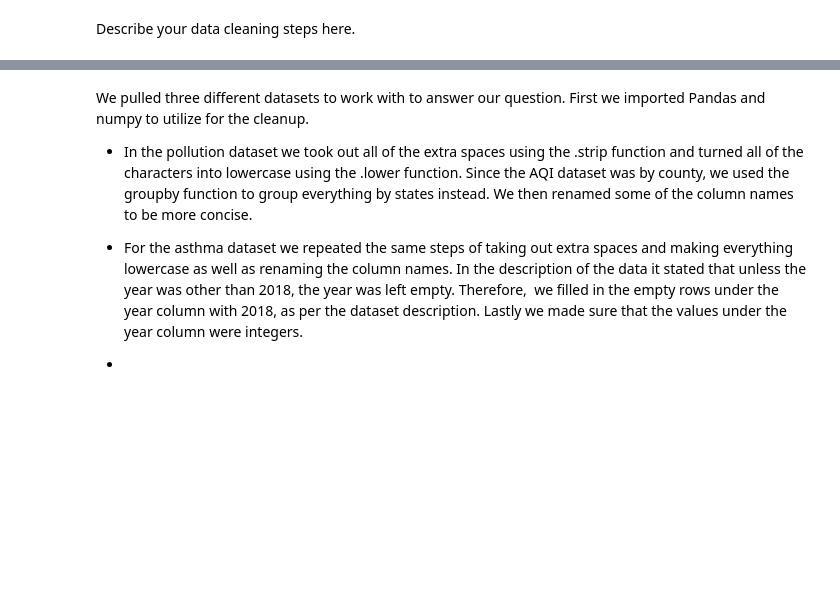
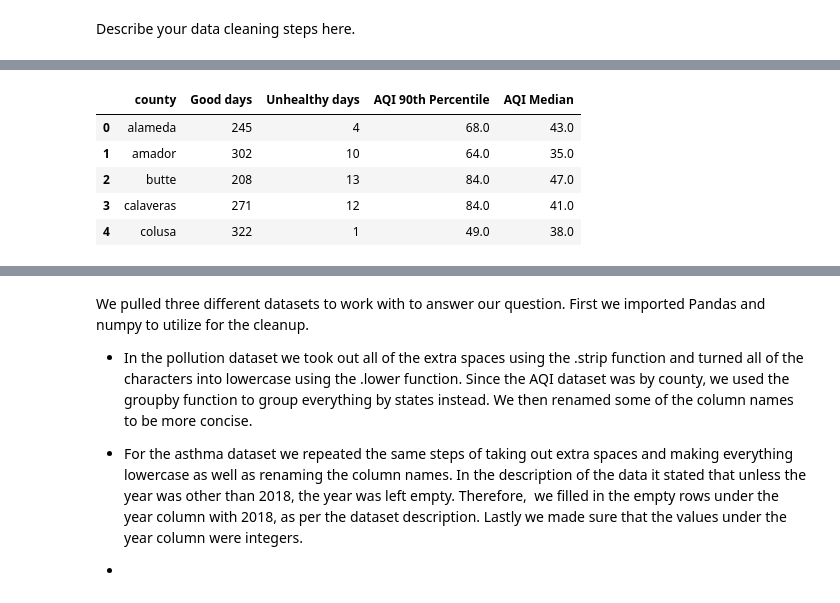
Before and after one commit to tintrungp/COGS108_Repo, a Jupyter notebook: DataCheckpointGroup017Sp22.ipynb, the cells around one changed output, grey strips where cells are left out. Drawn from its saved outputs; the diff is of its cells as text; code cells hidden in the pictures; blank space fills up the shorter version.

```diff
--- a/DataCheckpointGroup017Sp22.ipynb
+++ b/DataCheckpointGroup017Sp22.ipynb
@@ -156,18 +120,0 @@ aqi_state.head()
-# %%
-aqi.head()
-# cleaning up data, filter data for counties in CA only
-aqi_ca = aqi[aqi['state'] == 'California']
-aqi_ca = aqi_ca.reset_index(drop=True)
-# drop not useful data
-aqi_ca.drop(['good days', 'moderate days', 'very unhealthy days', 'unhealthy days',
-                'hazardous days', 'unhealthy for sensitive groups days'],
-               inplace = True, axis=1)
-# remove extra space, lower case counties,
-aqi_ca['county'] = aqi_ca['county'].apply(standardize_region)
-
-# remove extra space, lower case counties,
-county_cancer_2010 = county_cancer[county_cancer['Year'] == 2010]
-county_cancer_2010 = county_cancer_2010[county_cancer_2010['Age'] == 'All Ages']
-county_cancer_2010['California Region'] = county_cancer_2010['California Region'].apply(standardize_region)
-county_cancer_2010
-aqi_ca
@@ -191,0 +149,18 @@ aqi_ca
+# %%
+# aqi_2010
+# Columns: # of good days, # unhealthy days, AQI Median
+
+aqi_2010 = pd.read_csv('data/aqireport2010.csv')
+aqi_2010.drop(['# Days with AQI', 'Moderate', 'Unhealthy', 'Very Unhealthy', 'County Code',
+                'Hazardous', 'AQI Maximum', '# Days CO', '# Days NO2', '# Days O3', '# Days PM2.5', '# Days PM10'  ],
+                 inplace = True, axis=1)
+aqi_2010.columns = ['county', 'Good days', 'Unhealthy days', 'AQI 90th Percentile', 'AQI Median']
+aqi_2010['county'] = aqi_ca['county'].apply(standardize_region)
+aqi_2010.head()
+# %% [output]
+|  | county | Good days | Unhealthy days | AQI 90th Percentile | AQI Median |
+| 0 | alameda | 245 | 4 | 68.0 | 43.0 |
+| 1 | amador | 302 | 10 | 64.0 | 35.0 |
+| 2 | butte | 208 | 13 | 84.0 | 47.0 |
+| 3 | calaveras | 271 | 12 | 84.0 | 41.0 |
+| 4 | colusa | 322 | 1 | 49.0 | 38.0 |
```
Also changed, not shown: parts of 7 cells of this notebook.
